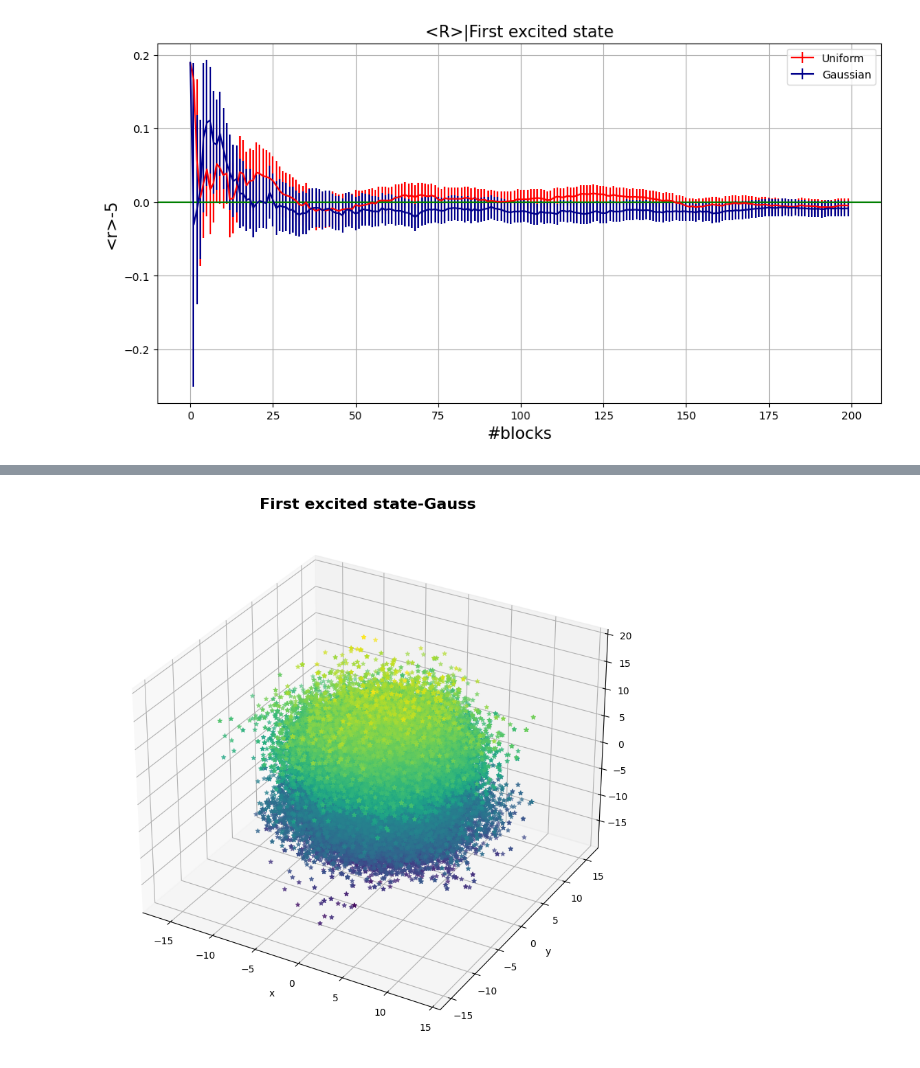
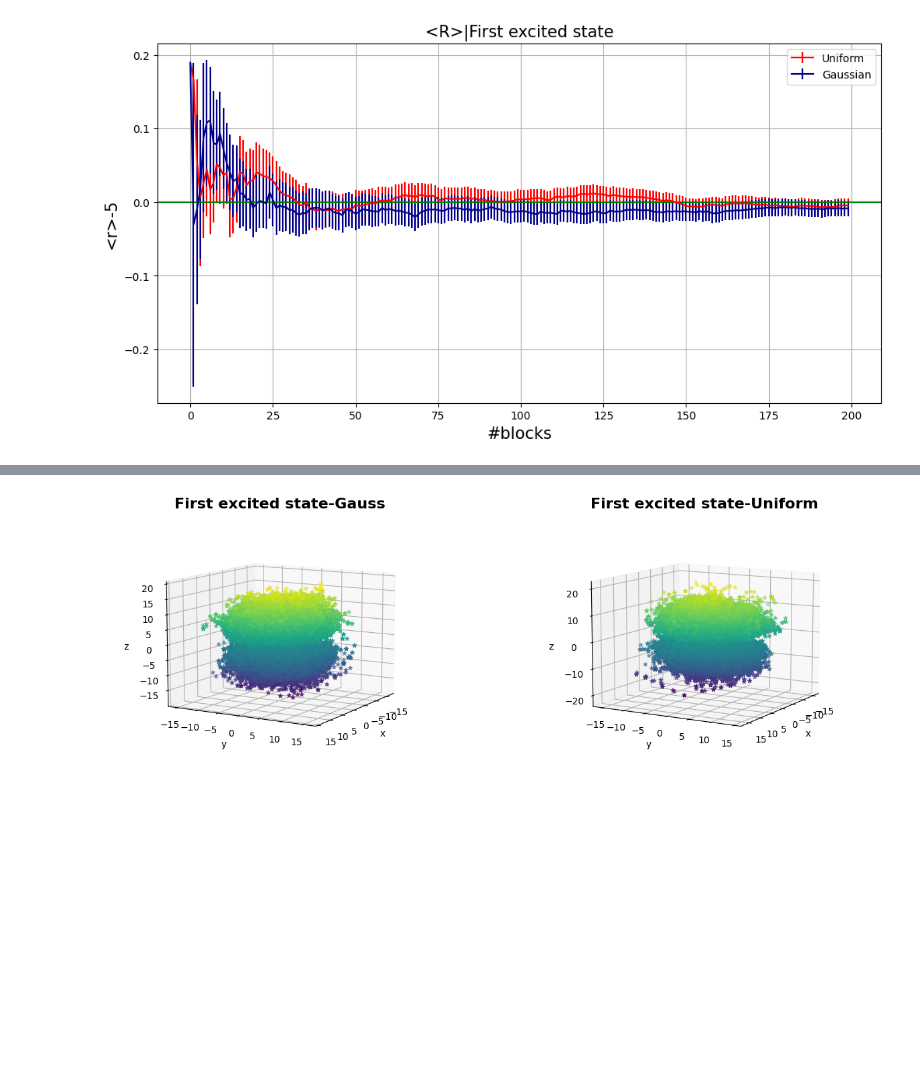
Before and after one commit to francescogrienti/NumericalSimulationLaboratory, a Jupyter notebook: LSN_lecture_05/notebook_5.ipynb, the cells around one changed output, grey strips where cells are left out. Saved outputs shown, nothing was run; the diff lists cells and outputs as text; code cells hidden in the pictures; blank space fills up the shorter version.

```diff
--- a/LSN_lecture_05/notebook_5.ipynb
+++ b/LSN_lecture_05/notebook_5.ipynb
@@ -99,17 +175,3 @@ plt.grid(True)
 plt.show()
 # %% [output]
 [figure]
-# %%
-x_gauss_GS,y_gauss_GS, z_gauss_GS  = np.loadtxt("results_xyz_gauss_GS.dat", unpack=True, usecols=(1,2,3))
-
-fig = plt.figure(figsize=(10,10))
-ax = fig.add_subplot(projection='3d')
-ax.scatter(x_gauss_GS, y_gauss_GS, z_gauss_GS, c=z_gauss_GS, marker='*')
-ax.set_xlabel('x')
-ax.set_ylabel('y')
-ax.set_zlabel('z')
-#ax.view_init(10, 30)
-ax.autoscale(enable=True, axis='both', tight=True)
-ax.set_title('Ground state-Gauss',fontweight='bold',fontsize=16)
-
-plt.show()
@@ -118,16 +178,27 @@ plt.show()
 # %%
 x_gauss_ES,y_gauss_ES, z_gauss_ES  = np.loadtxt("results_xyz_gauss_ES.dat", unpack=True, usecols=(1,2,3))
+x_uniform_ES,y_uniform_ES, z_uniform_ES  = np.loadtxt("results_xyz_uniform_ES.dat", unpack=True, usecols=(1,2,3))
 
-fig = plt.figure(figsize=(10,10))
-ax = fig.add_subplot(projection='3d')
-ax.scatter(x_gauss_ES, y_gauss_ES, z_gauss_ES, c=z_gauss_ES, marker='*')
-ax.set_xlabel('x')
-ax.set_ylabel('y')
-ax.set_zlabel('z')
-#ax.view_init(10, 30)
-ax.autoscale(enable=True, axis='both', tight=True)
-ax.set_title('First excited state-Gauss',fontweight='bold',fontsize=16)
+fig, [ax1, ax2] = plt.subplots(1, 2, figsize=(15,5))
+ax1.axis('off')
+ax1 = fig.add_subplot(121, projection='3d')
+ax1.scatter(x_gauss_ES, y_gauss_ES, z_gauss_ES, c=z_gauss_ES, marker='*')
+ax1.set_xlabel('x')
+ax1.set_ylabel('y')
+ax1.set_zlabel('z')
+ax1.autoscale(enable=True, axis='both', tight=True)
+ax1.set_title('First excited state-Gauss', fontweight='bold', fontsize=16)
+ax1.view_init(10, 30)
 
+ax2.axis('off')
+ax2 = fig.add_subplot(122, projection='3d')
+ax2.scatter(x_uniform_ES, y_uniform_ES, z_uniform_ES, c=z_uniform_ES, marker='*')
+ax2.set_xlabel('x')
+ax2.set_ylabel('y')
+ax2.set_zlabel('z')
+ax2.autoscale(enable=True, axis='both', tight=True)
+ax2.set_title('First excited state-Uniform', fontweight='bold', fontsize=16)
+ax2.view_init(10, 30)
 plt.show()
 # %% [output]
-[figure, old version]
+[figure, new version]
```
Also changed, not shown: parts of 6 cells of this notebook, 8 other files.
